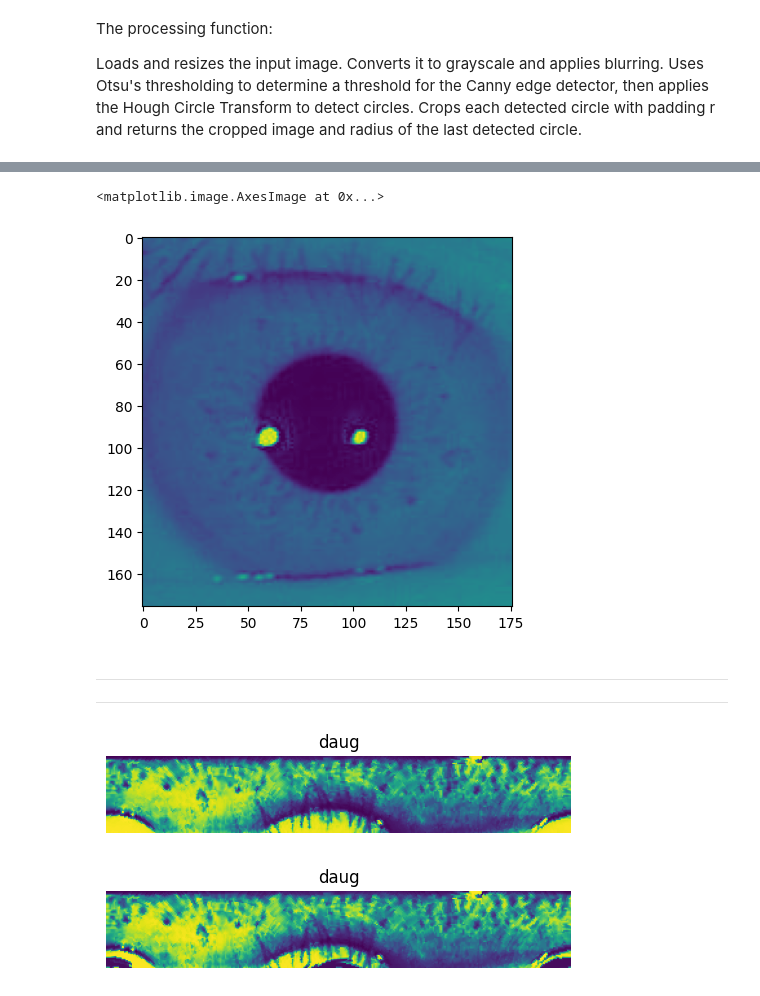
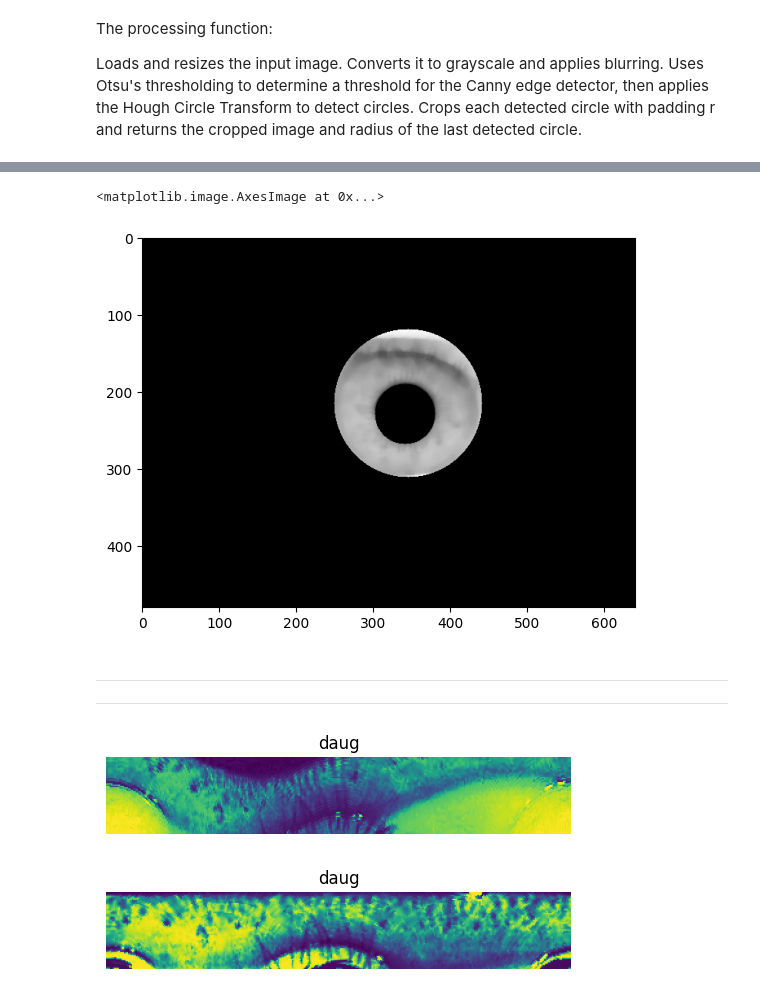
Before and after one commit to mouradmagdy/Iris_Recognition, a Jupyter notebook: iris_processing.ipynb, the cells around one changed output, grey strips where cells are left out. Saved outputs shown, nothing was run; the diff lists cells and outputs as text; code cells hidden in the pictures.

Commit message:
extracted the iris from the image
@TODO:
1- continue pipeline using the updated image
2- handle the reflections on the iris

```diff
--- a/iris_processing.ipynb
+++ b/iris_processing.ipynb
@@ -66,0 +184,43 @@ circles shape after (1, 3)
+# %%
+import numpy as np
+import matplotlib.pyplot as plt
+from PIL import Image
+
+img_array = np.array(blurred_image)
+
+# Create a grid of points corresponding to the image dimensions
+height, width = img_array.shape[:2]
+x = np.linspace(0, width - 1, width)
+y = np.linspace(0, height - 1, height)
+X, Y = np.meshgrid(x, y)
+
+# Calculate the distance from each center
+dist1 = np.sqrt((X - mincen[0])**2 + (Y - mincen[1])**2)
+dist2 = np.sqrt((X - maxcen[0])**2 + (Y - maxcen[1])**2)
+
+# Create a mask for the common area (intersection of the two circles)
+mask = (dist1 <= radius1) ^ (dist2 <= radius2)
+
+# Create the output image (initialize with black)
+output_image = np.zeros_like(img_array)
+
+# Apply the mask to the image: Keep only the intersection part
+output_image[mask] = img_array[mask]
+
+# Convert the result to an image again
+output_image_pil = Image.fromarray(output_image)
+
+# Display the original image and the result
+fig, ax = plt.subplots(1, 2, figsize=(12, 6))
+
+# Original image
+ax[0].imshow(img_array, cmap = "gray")
+ax[0].set_title('Original Image')
+ax[0].axis('off')
+
+# Image with intersection area (iris)
+ax[1].imshow(output_image_pil, cmap = "gray")
+ax[1].set_title('Intersection Area (Iris)')
+ax[1].axis('off')
+
+plt.show()
@@ -67,8 +229,8 @@ circles shape after (1, 3)
 # %%
-plt.imshow(processed_image)
+plt.imshow(output_image_pil, cmap="gray")
 # %% [output]
 <matplotlib.image.AxesImage at 0x...>
-[figure, old version]
+[figure, new version]
 # %% [markdown]
 ----------
 ---------
@@ -110,12 +272,12 @@ def daugman_normalizaiton(image, height, width, r_in, r_out):
 # %%
 lolimg = cv2.imread("processed_image_marsoma.png",0)
 # %%
-result2 = daugman_normalizaiton(processed_image,60,360, radius, 55)
+result2 = daugman_normalizaiton(output_image_pil,60,360, 50, 55)
 result2 =  cv2.cvtColor(result2, cv2.COLOR_BGR2GRAY)
 result2 = cv2.equalizeHist(result2)
 plot_image(result2, "daug")
 # %% [output]
-[figure, old version]
+[figure, new version]
 # %%
 result3 = daugman_normalizaiton(lolimg,60,360, radius, 55)
 result3 =  cv2.cvtColor(result3, cv2.COLOR_BGR2GRAY)
```
Also changed, not shown: parts of 10 cells of this notebook, 1 other file.
